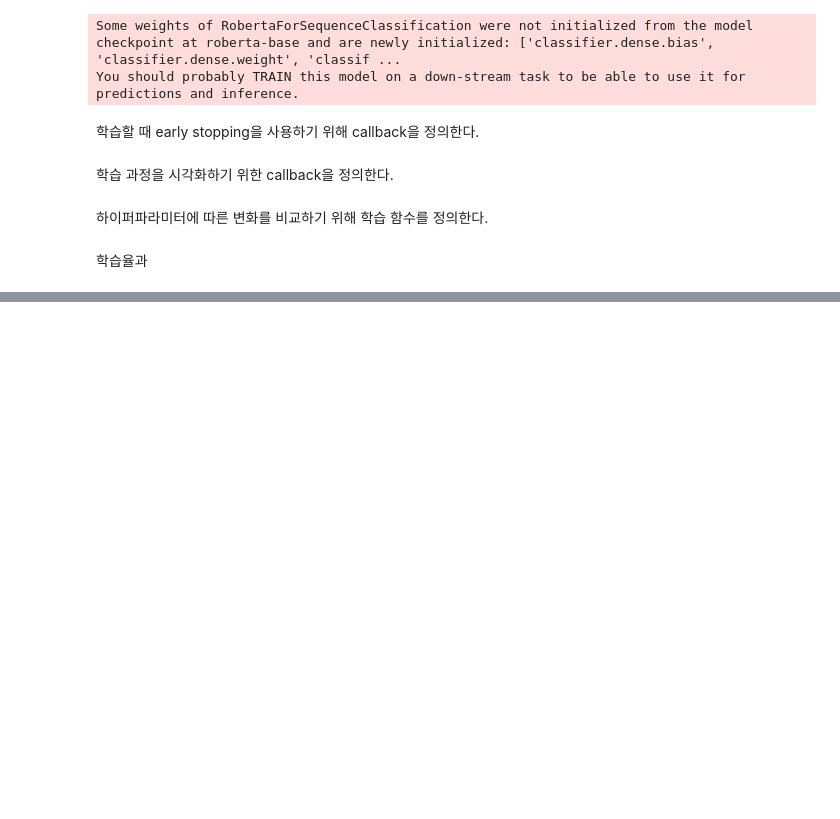
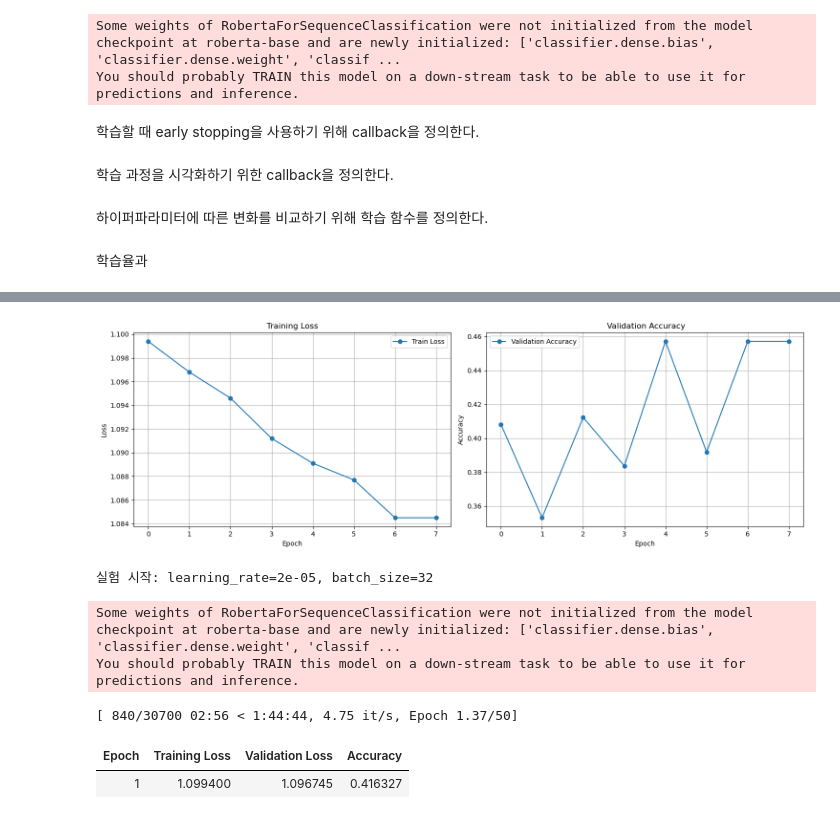
Before and after one commit to paran22/hanghae_plus_ai_assignment, a Jupyter notebook: assignment/4-basic.ipynb, the cells around one changed output, grey strips where cells are left out. Drawn from its saved outputs; the diff is of its cells as text; code cells hidden in the pictures; blank space fills up the shorter version.

```diff
--- a/assignment/4-basic.ipynb
+++ b/assignment/4-basic.ipynb
@@ -169,25 +167,19 @@ from IPython.display import clear_output
 class VisualizationCallback(TrainerCallback):
     def __init__(self):
         self.train_losses = []
-        self.eval_losses = []
-        self.train_accuracies = []
         self.eval_accuracies = []
 
     def on_evaluate(self, args, state, control, metrics, **kwargs):
         # 데이터만 저장하고 시각화는 하지 않음
         if state.epoch is not None:
-            self.eval_losses.append(metrics.get('eval_loss', 0))
+            # validation accuracy 저장
             self.eval_accuracies.append(metrics.get('eval_accuracy', 0))
 
+            # train loss 저장
             if len(state.log_history) > 0:
                 for entry in reversed(state.log_history):
                     if 'loss' in entry and 'epoch' in entry and entry['epoch'] == state.epoch:
                         self.train_losses.append(entry['loss'])
-                        break
-
-                for entry in reversed(state.log_history):
-                    if 'train_accuracy' in entry and 'epoch' in entry and entry['epoch'] == state.epoch:
-                        self.train_accuracies.append(entry['train_accuracy'])
                         break
 
     def plot_progress(self):
@@ -196,17 +188,15 @@ class VisualizationCallback(TrainerCallback):
 
         # Loss 그래프
         ax1.plot(self.train_losses, label='Train Loss', marker='o')
-        ax1.plot(self.eval_losses, label='Validation Loss', marker='o')
-        ax1.set_title('Training and Validation Loss')
+        ax1.set_title('Training Loss')
         ax1.set_xlabel('Epoch')
         ax1.set_ylabel('Loss')
         ax1.legend()
         ax1.grid(True)
 
         # Accuracy 그래프
-        ax2.plot(self.train_accuracies, label='Train Accuracy', marker='o')
         ax2.plot(self.eval_accuracies, label='Validation Accuracy', marker='o')
-        ax2.set_title('Training and Validation Accuracy')
+        ax2.set_title(' Validation Accuracy')
         ax2.set_xlabel('Epoch')
         ax2.set_ylabel('Accuracy')
         ax2.legend()
@@ -395,0 +336,31 @@ early stopping required metric_for_best_model, but did not find eval_accuracy so
+# %%
+# 실험 실행
+results = []
+learning_rates = [2e-5, 5e-5, 1e-3]
+batch_size_list = [16, 32]
+
+for lr in learning_rates:
+    for batch_size in batch_size_list:
+        print(f"\n실험 시작: learning_rate={lr}, batch_size={batch_size}")
+        result = model_experiments(lr, batch_size)
+        results.append(result)  # 결과 저장
+
+# 모든 실험이 끝난 후 결과 비교
+# print("\n=== 모든 실험 결과 비교 ===")
+# for result in results:
+#     lr = result['learning_rate']
+#     bs = result['batch_size']
+#     final_loss = result['train_losses'][-1] if result['train_losses'] else 'N/A'
+#     final_acc = result['eval_accuracies'][-1] if result['eval_accuracies'] else 'N/A'
+
+#     print(f"\nlearning_rate={lr}, batch_size={bs}")
+#     print(f"최종 학습 손실: {final_loss}")
+#     print(f"최종 검증 정확도: {final_acc}")
+# %% [output]
+[figure, added]
+실험 시작: learning_rate=2e-05, batch_size=32
+Some weights of RobertaForSequenceClassification were not initialized from the model checkpoint at roberta-base and are newly initialized: ['classifier.dense.bias', 'classifier.dense.weight', 'classif ...
+You should probably TRAIN this model on a down-stream task to be able to use it for predictions and inference.
+[ 840/30700 02:56 < 1:44:44, 4.75 it/s, Epoch 1.37/50]
+| Epoch | Training Loss | Validation Loss | Accuracy |
+| 1 | 1.099400 | 1.096745 | 0.416327 |
```
Also changed, not shown: parts of 5 cells of this notebook.
